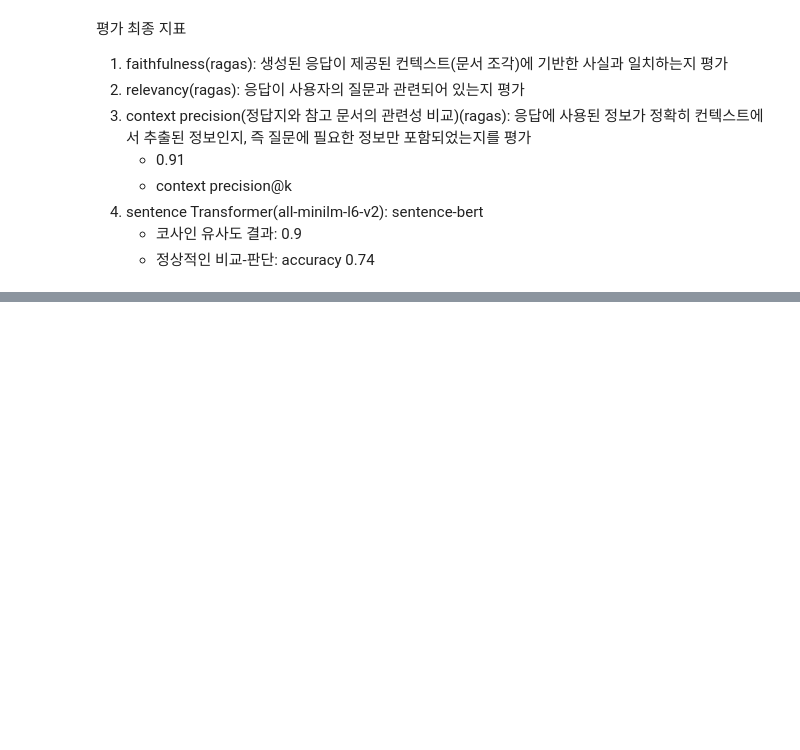
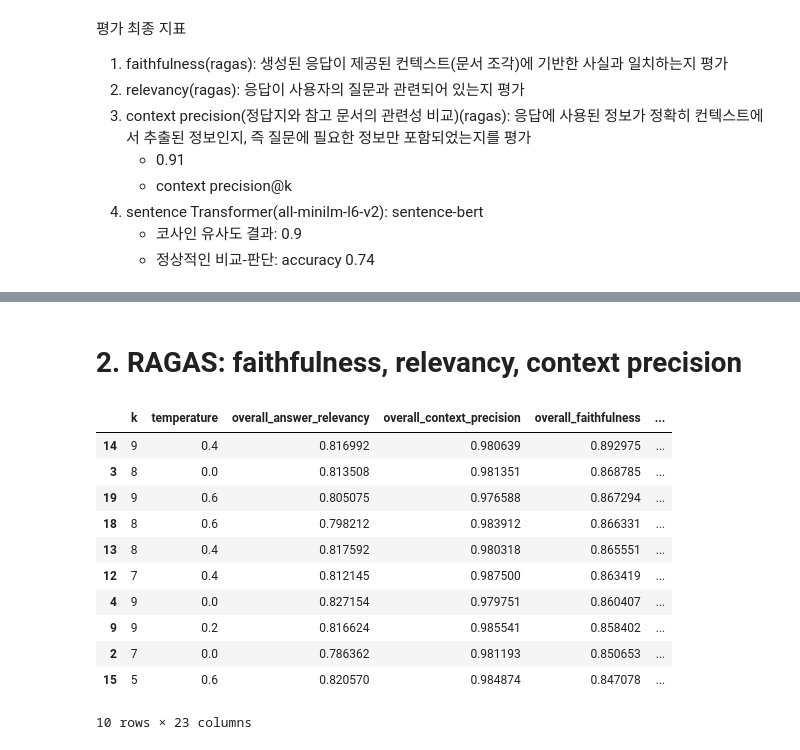
Before and after one commit to yswSlamDunk/SportAgent, a Jupyter notebook: jupyter/3202. Generate.ipynb, the cells around one changed output, grey strips where cells are left out. Drawn from its saved outputs; the diff is of its cells as text; code cells hidden in the pictures; blank space fills up the shorter version.

```diff
--- a/jupyter/3202. Generate.ipynb
+++ b/jupyter/3202. Generate.ipynb
@@ -73,2 +47,0 @@ chain = prompt | llm
-# %%
-tmp = chain.invoke({'input_query': dataset.iloc[0]['user_input'], 'contexts': dataset.iloc[0]['rerank_contexts']})
@@ -126,0 +128,2 @@ list
+# %% [markdown]
+# 2. RAGAS: faithfulness, relevancy, context precision
@@ -126,0 +176,55 @@ list
+# %%
+dataset = pd.read_csv('../data/rag/rerank_dataset.csv')
+data_path = '../data/experiment/generate'
+
+result = pd.DataFrame()
+for path in os.listdir(data_path):
+    k = path.split('_')[-1].replace('.csv', '')
+    temperature = path.split('_')[-2]
+    temperature = temperature[0] + '.' + temperature[1]
+
+    path = os.path.join(data_path, path)
+
+    data = pd.read_csv(path)
+    data['synthesizer_name'] = dataset['synthesizer_name']
+
+    condition = ~pd.isnull(data.loc[:, data.columns[-3:]]).any(axis=1)
+
+    data = data.loc[condition]
+    tmp = data.groupby('synthesizer_name').agg({'answer_relevancy': 'mean', 'context_precision': 'mean', 'faithfulness': 'mean'})
+    tmp2 = data.agg({'answer_relevancy': 'mean', 'context_precision': 'mean', 'faithfulness': 'mean'}).to_frame().T
+
+    # k와 temperature를 tmp와 tmp2에 각각 추가하지 않고, 최종 결합 시점에만 추가
+    tmp = tmp.reset_index()
+    tmp = tmp.melt(id_vars=['synthesizer_name'], var_name='metric', value_name='value')
+    tmp['synthesizer_metric'] = tmp['synthesizer_name'] + '_' + tmp['metric']
+    tmp = tmp.pivot_table(columns='synthesizer_metric', values='value').reset_index(drop=True)
+
+    tmp2 = tmp2.melt(var_name='metric', value_name='value')
+    tmp2['synthesizer_metric'] = 'overall_' + tmp2['metric']
+    tmp2 = tmp2.pivot_table(columns='synthesizer_metric', values='value').reset_index(drop=True)
+
+    # k와 temperature를 최종 결합 시점에 추가
+    combined = pd.concat([tmp2, tmp], axis=1)
+    combined['k'] = k
+    combined['temperature'] = temperature
+    result = pd.concat([result, combined], ignore_index=True)
+
+result = result.reset_index(drop=True)
+result.columns.name = None
+result = result.loc[:, ['k', 'temperature'] + result.columns[:-2].tolist()]
+# %%
+result.sort_values(by='overall_faithfulness', ascending=False).head(10)
+# %% [output]
+|  | k | temperature | overall_answer_relevancy | overall_context_precision | overall_faithfulness | ... |
+| 14 | 9 | 0.4 | 0.816992 | 0.980639 | 0.892975 | ... |
+| 3 | 8 | 0.0 | 0.813508 | 0.981351 | 0.868785 | ... |
+| 19 | 9 | 0.6 | 0.805075 | 0.976588 | 0.867294 | ... |
+| 18 | 8 | 0.6 | 0.798212 | 0.983912 | 0.866331 | ... |
+| 13 | 8 | 0.4 | 0.817592 | 0.980318 | 0.865551 | ... |
+| 12 | 7 | 0.4 | 0.812145 | 0.987500 | 0.863419 | ... |
+| 4 | 9 | 0.0 | 0.827154 | 0.979751 | 0.860407 | ... |
+| 9 | 9 | 0.2 | 0.816624 | 0.985541 | 0.858402 | ... |
+| 2 | 7 | 0.0 | 0.786362 | 0.981193 | 0.850653 | ... |
+| 15 | 5 | 0.6 | 0.820570 | 0.984874 | 0.847078 | ... |
+10 rows × 23 columns
```
Also changed, not shown: parts of 22 cells of this notebook, 11 other files.
